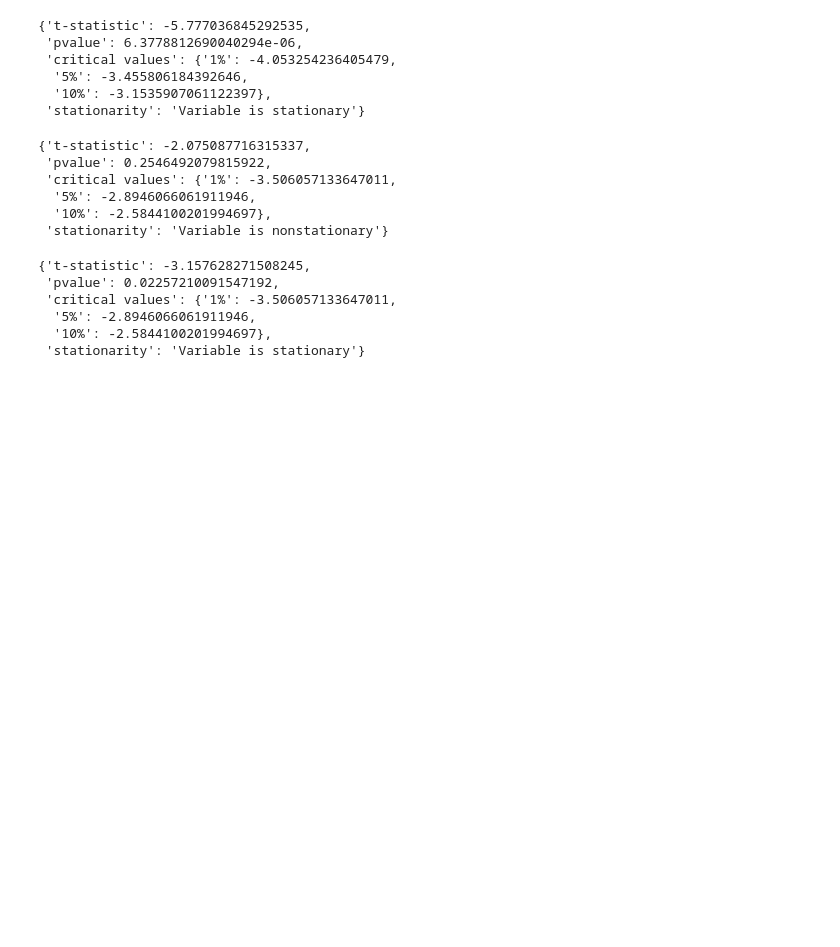
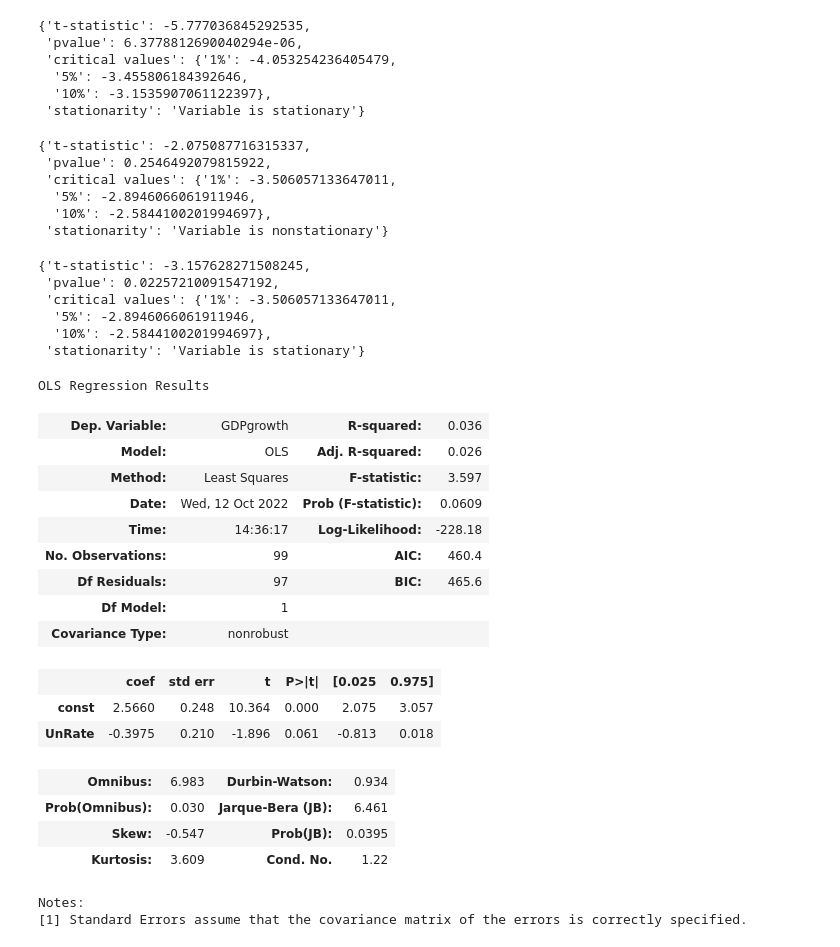
Before and after one commit to CRFisher/RSA-Okuns-Law-VECM, a Jupyter notebook: VECM.ipynb, the cells around one changed output. Drawn from its saved outputs; the diff is of its cells as text; code cells hidden in the pictures; blank space fills up the shorter version.

```diff
--- a/VECM.ipynb
+++ b/VECM.ipynb
@@ -83,3 +84,32 @@ ADFuller_test(df['UnRate'].diff().dropna())
   '5%': -2.8946066061911946,
   '10%': -2.5844100201994697},
  'stationarity': 'Variable is stationary'}
+# %%
+y = df['GDPgrowth']
+X = df['UnRate'].diff()
+X = sm.add_constant(X)
+# %%
+model = sm.OLS(y,X,missing='drop')
+results = model.fit()
+# %%
+results.summary()
+# %% [output]
+OLS Regression Results
+| Dep. Variable: | GDPgrowth | R-squared: | 0.036 |
+| Model: | OLS | Adj. R-squared: | 0.026 |
+| Method: | Least Squares | F-statistic: | 3.597 |
+| Date: | Wed, 12 Oct 2022 | Prob (F-statistic): | 0.0609 |
+| Time: | 14:36:17 | Log-Likelihood: | -228.18 |
+| No. Observations: | 99 | AIC: | 460.4 |
+| Df Residuals: | 97 | BIC: | 465.6 |
+| Df Model: | 1 |  |  |
+| Covariance Type: | nonrobust |  |  |
+|  | coef | std err | t | P>|t| | [0.025 | 0.975] |
+| const | 2.5660 | 0.248 | 10.364 | 0.000 | 2.075 | 3.057 |
+| UnRate | -0.3975 | 0.210 | -1.896 | 0.061 | -0.813 | 0.018 |
+| Omnibus: | 6.983 | Durbin-Watson: | 0.934 |
+| Prob(Omnibus): | 0.030 | Jarque-Bera (JB): | 6.461 |
+| Skew: | -0.547 | Prob(JB): | 0.0395 |
+| Kurtosis: | 3.609 | Cond. No. | 1.22 |
+Notes:
+[1] Standard Errors assume that the covariance matrix of the errors is correctly specified.
```
Also changed, not shown: parts of 1 cell of this notebook.
